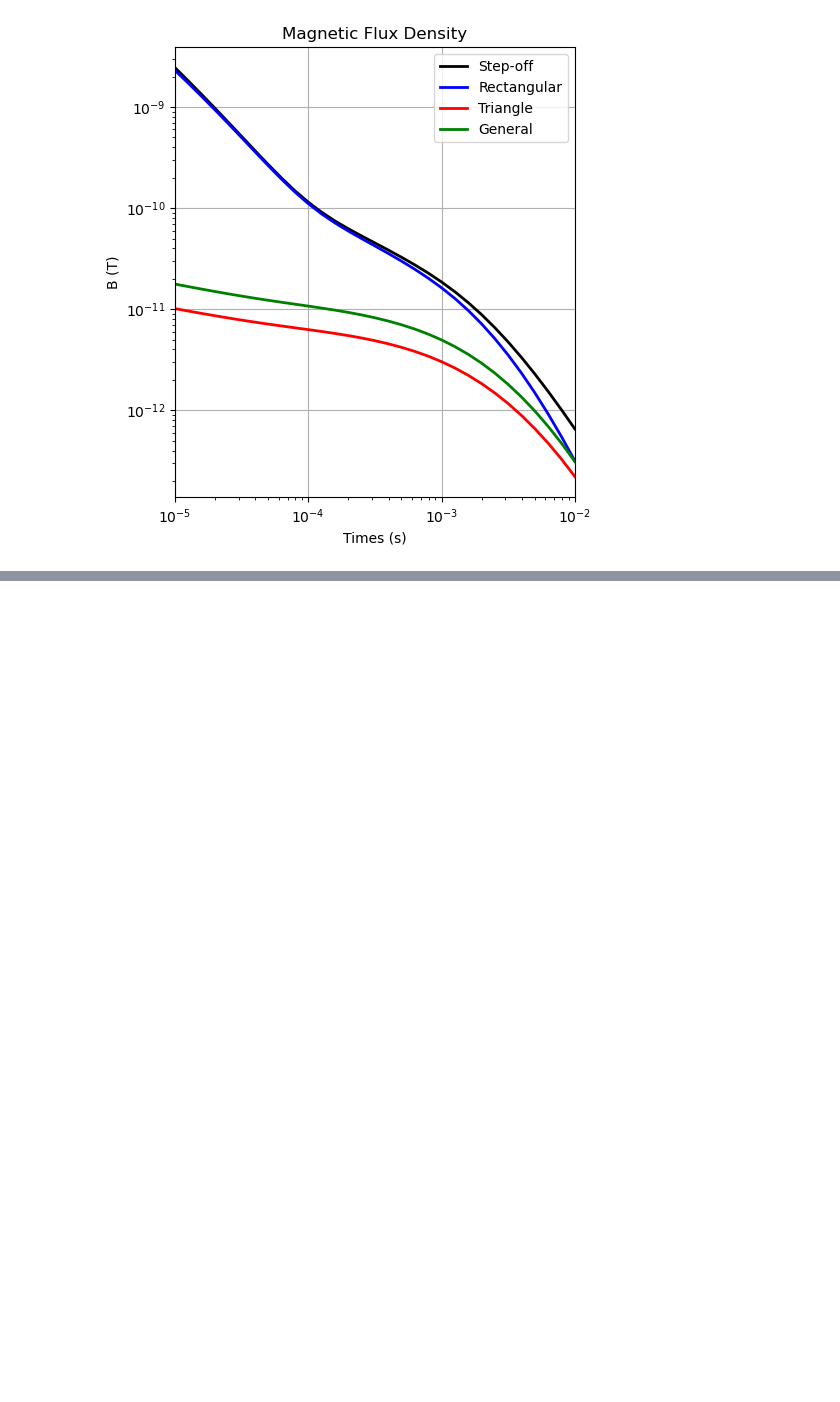
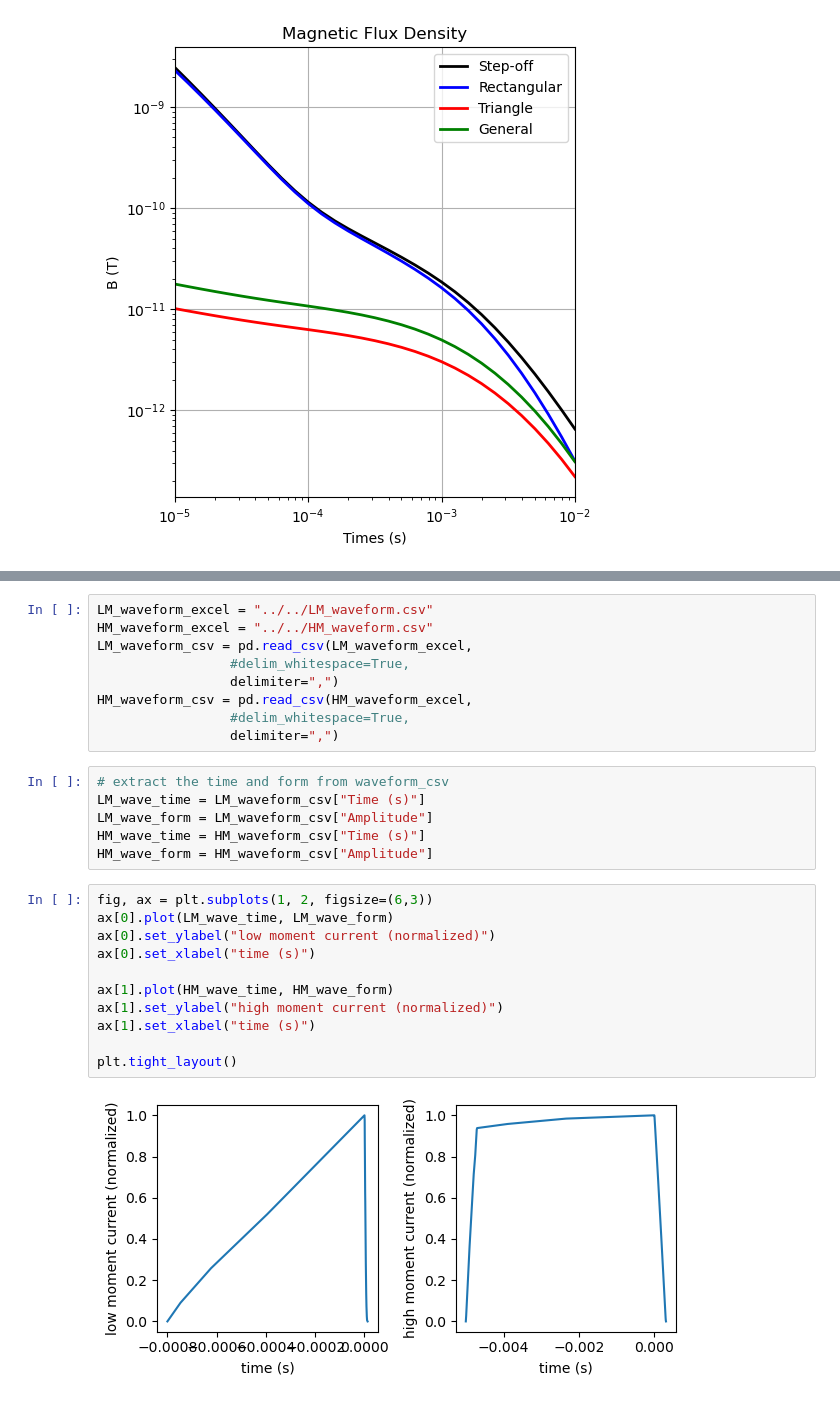
Before and after one commit to oscarshek/EOSC-556-Project, a Jupyter notebook: Notebook/forward_simulation.ipynb, the cells around one changed output, grey strips where cells are left out. Saved outputs shown, nothing was run; the diff lists cells and outputs as text; blank space fills up the shorter version.

```diff
--- a/Notebook/forward_simulation.ipynb
+++ b/Notebook/forward_simulation.ipynb
@@ -330,0 +388,28 @@ plt.show()
+# %%
+LM_waveform_excel = "../../LM_waveform.csv"
+HM_waveform_excel = "../../HM_waveform.csv"
+LM_waveform_csv = pd.read_csv(LM_waveform_excel,
+                 #delim_whitespace=True,
+                 delimiter=",")
+HM_waveform_csv = pd.read_csv(HM_waveform_excel,
+                 #delim_whitespace=True,
+                 delimiter=",")
+# %%
+# extract the time and form from waveform_csv
+LM_wave_time = LM_waveform_csv["Time (s)"]
+LM_wave_form = LM_waveform_csv["Amplitude"]
+HM_wave_time = HM_waveform_csv["Time (s)"]
+HM_wave_form = HM_waveform_csv["Amplitude"]
+# %%
+fig, ax = plt.subplots(1, 2, figsize=(6,3))
+ax[0].plot(LM_wave_time, LM_wave_form)
+ax[0].set_ylabel("low moment current (normalized)")
+ax[0].set_xlabel("time (s)")
+
+ax[1].plot(HM_wave_time, HM_wave_form)
+ax[1].set_ylabel("high moment current (normalized)")
+ax[1].set_xlabel("time (s)")
+
+plt.tight_layout()
+# %% [output]
+[figure, added]
```
Also changed, not shown: parts of 21 cells of this notebook, 2 other files.
